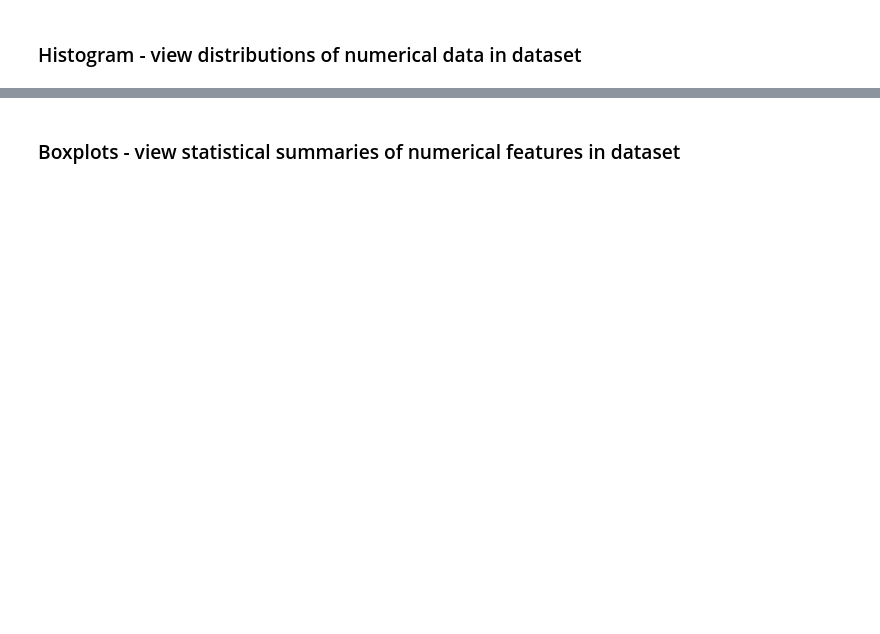
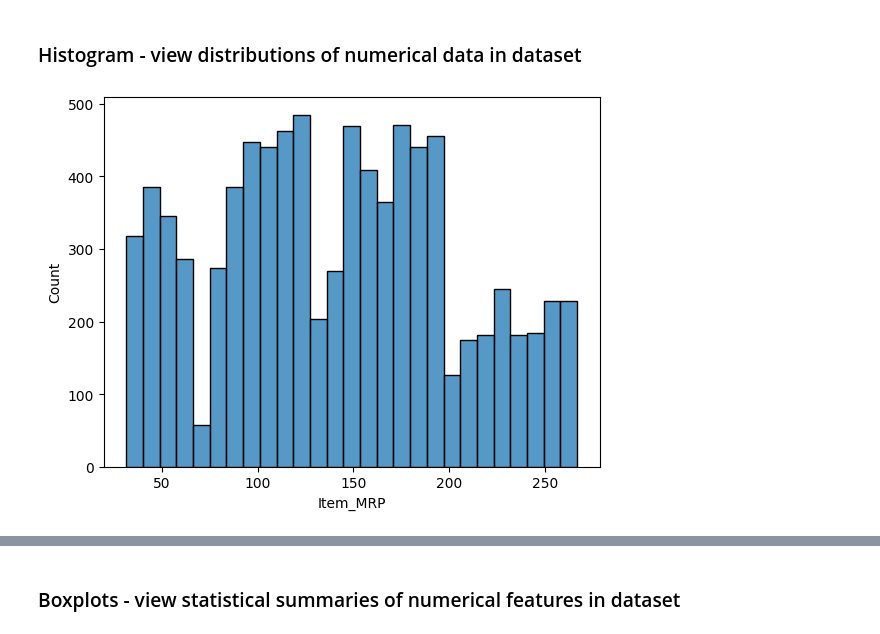
Before and after one commit to JKDS87/Prediction-of-Product-Sales, a Jupyter notebook: Prediction_of_Product_Sales.ipynb, the cells around one changed output, grey strips where cells are left out. Saved outputs shown, nothing was run; the diff lists cells and outputs as text; code cells hidden in the pictures; blank space fills up the shorter version.

```diff
--- a/Prediction_of_Product_Sales.ipynb
+++ b/Prediction_of_Product_Sales.ipynb
@@ -291,2 +323,9 @@ Name: Item_Outlet_Sales, dtype: float64
 # %% [markdown]
 ### Histogram - view distributions of numerical data in dataset
+# %%
+# Let's examine some of the numerical data columns in our dataset
+
+# We will begin with MRP to view the distribution of prices for our items sold
+ax = sns.histplot(data=df_sales, x='Item_MRP', bins='auto')
+# %% [output]
+[figure, added]
```
Also changed, not shown: parts of 17 cells of this notebook.
